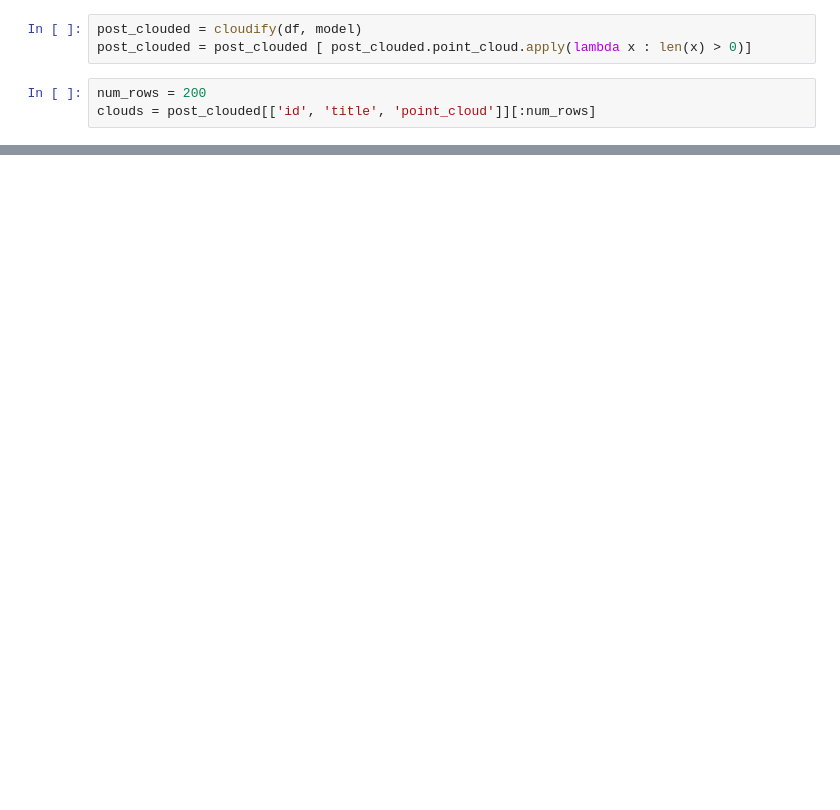
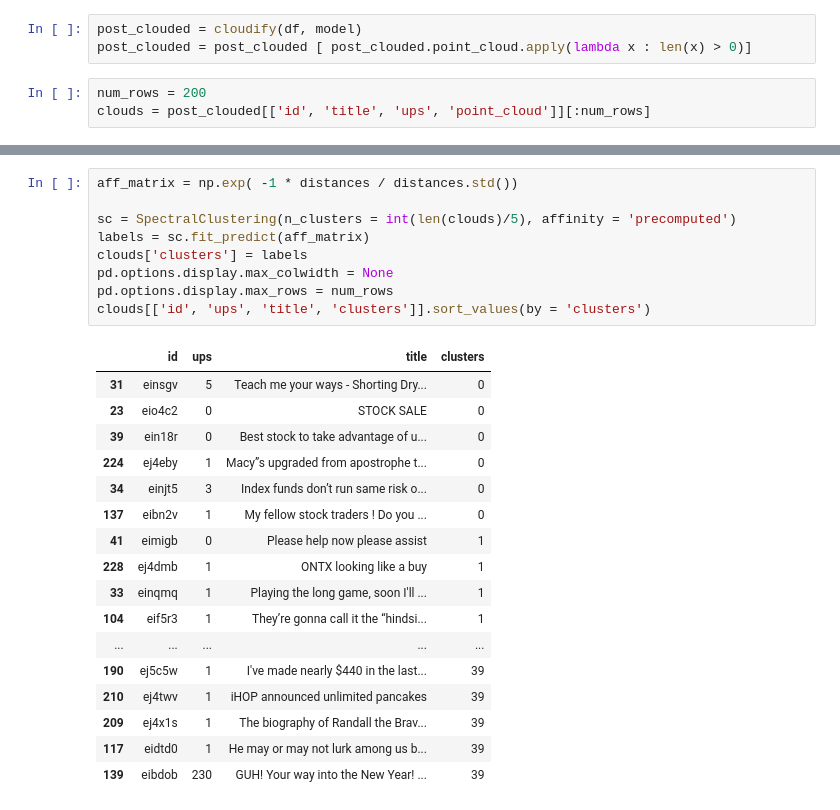
Before and after one commit to ElleNajt/ErdosInstitute-SIG_Project, a Jupyter notebook: Feature_Design/WassersteinDistances.ipynb, the cells around one changed output, grey strips where cells are left out. Cells and saved outputs as stored; diff of their text form; blank space fills up the shorter version.

```diff
--- a/Feature_Design/WassersteinDistances.ipynb
+++ b/Feature_Design/WassersteinDistances.ipynb
@@ -187,4 +187,4 @@ post_clouded = cloudify(df, model)
 post_clouded = post_clouded [ post_clouded.point_cloud.apply(lambda x : len(x) > 0)]
 # %%
 num_rows = 200
-clouds = post_clouded[['id', 'title', 'point_cloud']][:num_rows]
+clouds = post_clouded[['id', 'title', 'ups', 'point_cloud']][:num_rows]
@@ -241,0 +215,27 @@ clouds[['id', 'title', 'clusters']].sort_values(by = 'clusters')
+# %%
+aff_matrix = np.exp( -1 * distances / distances.std())
+
+sc = SpectralClustering(n_clusters = int(len(clouds)/5), affinity = 'precomputed')
+labels = sc.fit_predict(aff_matrix)
+clouds['clusters'] = labels
+pd.options.display.max_colwidth = None
+pd.options.display.max_rows = num_rows
+clouds[['id', 'ups', 'title', 'clusters']].sort_values(by = 'clusters')
+# %% [output]
+|  | id | ups | title | clusters |
+| 31 | einsgv | 5 | Teach me your ways - Shorting Dry... | 0 |
+| 23 | eio4c2 | 0 | STOCK SALE | 0 |
+| 39 | ein18r | 0 | Best stock to take advantage of u... | 0 |
+| 224 | ej4eby | 1 | Macy”s upgraded from apostrophe t... | 0 |
+| 34 | einjt5 | 3 | Index funds don’t run same risk o... | 0 |
+| 137 | eibn2v | 1 | My fellow stock traders ! Do you ... | 0 |
+| 41 | eimigb | 0 | Please help now please assist | 1 |
+| 228 | ej4dmb | 1 | ONTX looking like a buy | 1 |
+| 33 | einqmq | 1 | Playing the long game, soon I'll ... | 1 |
+| 104 | eif5r3 | 1 | They’re gonna call it the “hindsi... | 1 |
+| ... | ... | ... | ... | ... |
+| 190 | ej5c5w | 1 | I've made nearly $440 in the last... | 39 |
+| 210 | ej4twv | 1 | iHOP announced unlimited pancakes | 39 |
+| 209 | ej4x1s | 1 | The biography of Randall the Brav... | 39 |
+| 117 | eidtd0 | 1 | He may or may not lurk among us b... | 39 |
+| 139 | eibdob | 230 | GUH! Your way into the New Year! ... | 39 |
```
Also changed, not shown: parts of 9 cells of this notebook.
